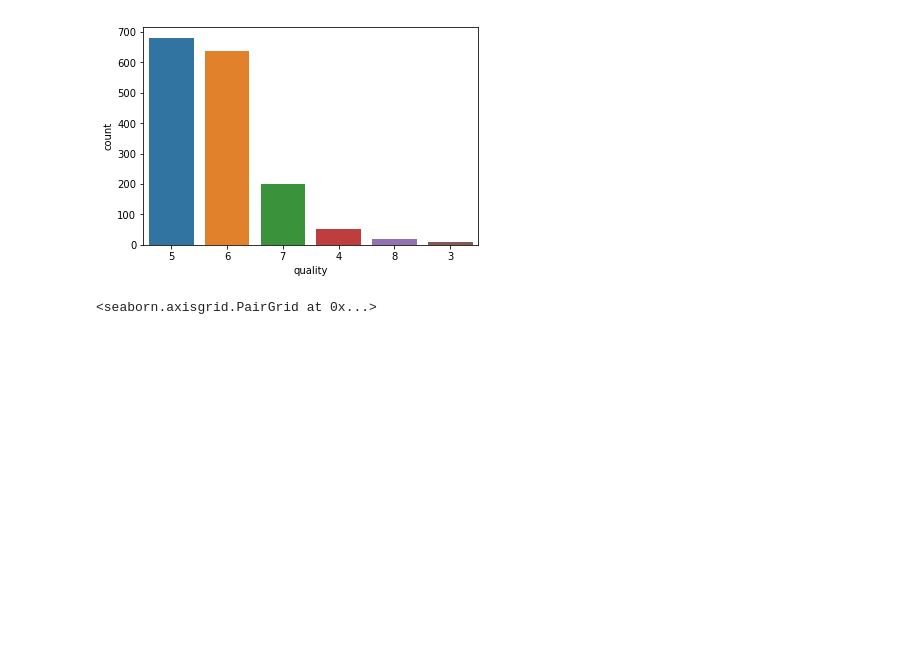
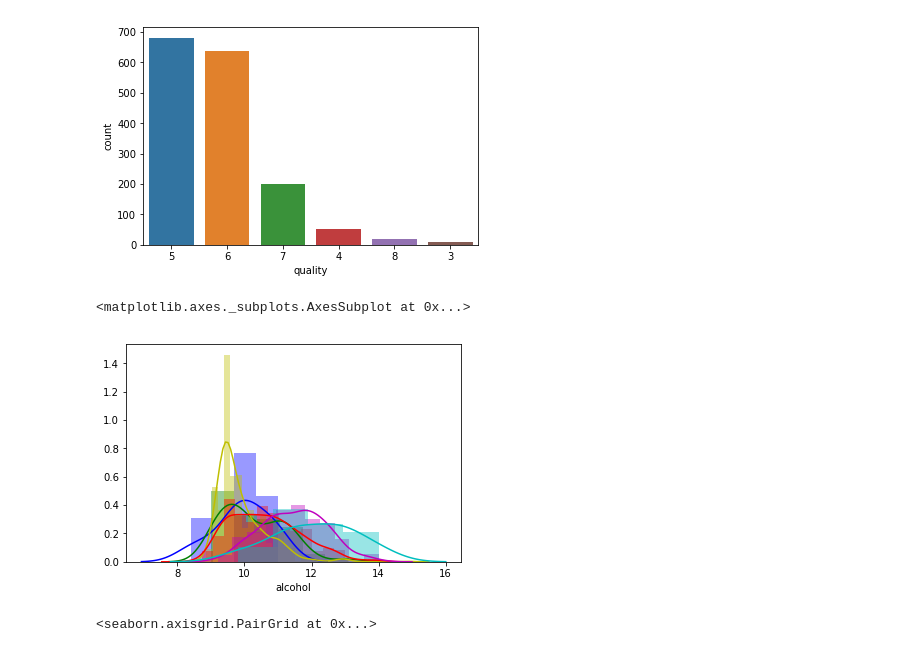
Before and after one commit to ozdemirht/Data-Science, a Jupyter notebook: learn/pca/ex1/example.ipynb, the cells around one changed output. Drawn from its saved outputs; the diff is of its cells as text; code cells hidden in the pictures; blank space fills up the shorter version.

```diff
--- a/learn/pca/ex1/example.ipynb
+++ b/learn/pca/ex1/example.ipynb
@@ -104,6 +105,16 @@ sns.countplot(data.quality,order=data['quality'].value_counts().index)
 # %% [output]
 <matplotlib.axes._subplots.AxesSubplot at 0x...>
 [figure]
+# %%
+sns.distplot(data[data['quality']==3].alcohol,color='b')
+sns.distplot(data[data['quality']==4].alcohol,color='g')
+sns.distplot(data[data['quality']==5].alcohol,color='y')
+sns.distplot(data[data['quality']==6].alcohol,color='r')
+sns.distplot(data[data['quality']==7].alcohol,color='m')
+sns.distplot(data[data['quality']==8].alcohol,color='c')
+# %% [output]
+<matplotlib.axes._subplots.AxesSubplot at 0x...>
+[figure, added]
 # %%
 data_47 = data[(data['quality']==4) | (data['quality']==7) ]
 # %%
```
Also changed, not shown: parts of 30 cells of this notebook.
